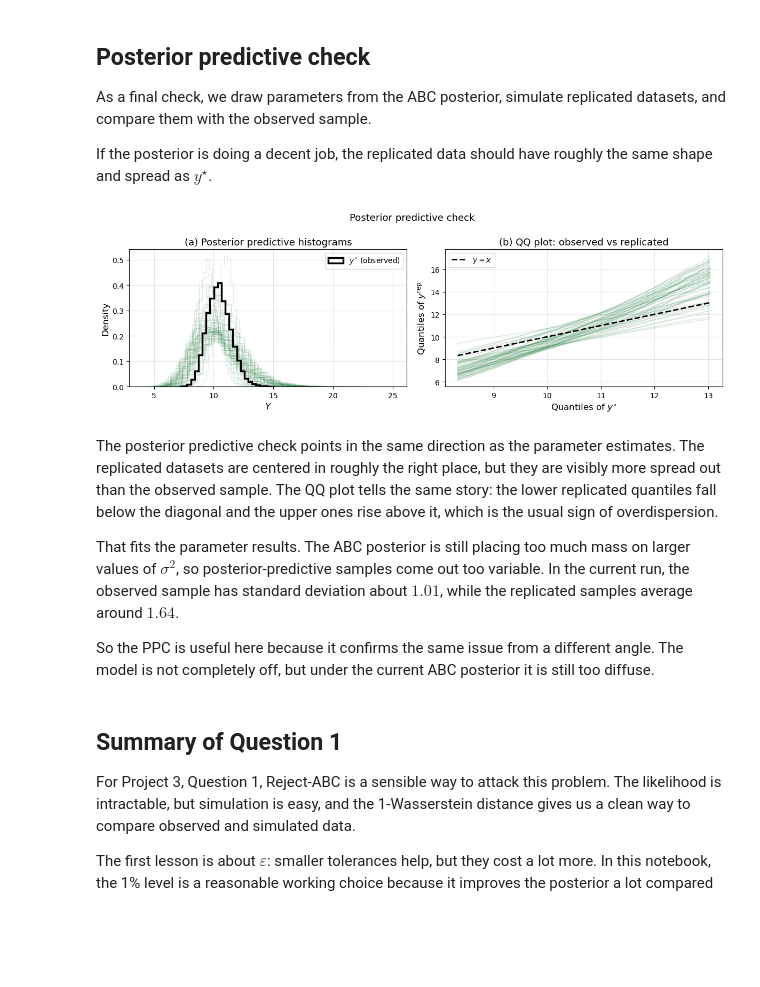
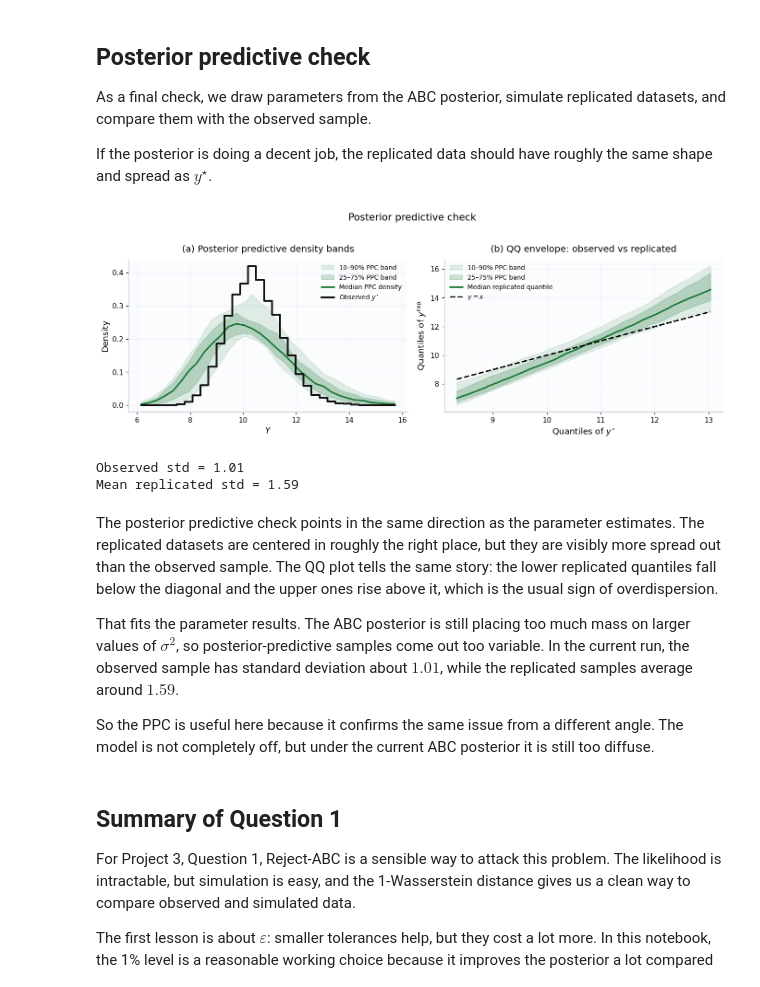
Before and after one commit to Ramei6/Monte-Carlo---Likelihood-free-inference-and-sums-of-log-normal-variates, a Jupyter notebook: Reject_ABC.ipynb, the cells around one changed output. Drawn from its saved outputs; the diff is of its cells as text; code cells hidden in the pictures; blank space fills up the shorter version.

```diff
--- a/Reject_ABC.ipynb
+++ b/Reject_ABC.ipynb
@@ -813,50 +838,68 @@ As a final check, we draw parameters from the ABC posterior, simulate replicated
 
 If the posterior is doing a decent job, the replicated data should have roughly the same shape and spread as $y^\star$.
 # %%
-key_ppc = random.PRNGKey(2029)
+key_base = random.PRNGKey(2029)
+key_idx, key_sim = random.split(key_base)
 n_rep = 50
-key_ppc, subkey_idx = random.split(key_ppc)
-idx = np.array(random.choice(subkey_idx, len(accepted), shape=(n_rep,), replace=True))
+q_grid = np.linspace(0.01, 0.99, 180)
+obs_q = np.quantile(y_obs, q_grid)
 
-fig, axes = plt.subplots(1, 2, figsize=(12, 4))
+# Draw replicated datasets once, then summarize them with bands.
+idx = np.array(random.choice(key_idx, len(accepted), shape=(n_rep,), replace=True))
+keys_ppc = random.split(key_sim, n_rep)
+y_reps = np.array([
+    simulate_sum_lognormal(k, accepted[i, 0], accepted[i, 1], L, n)
+    for k, i in zip(keys_ppc, idx)
+])
 
-# (a) Histogram overlay
-for k in idx:
-    key_ppc, subkey = random.split(key_ppc)
-    y_rep = np.array(simulate_sum_lognormal(subkey, accepted[k, 0], accepted[k, 1], L, n))
-    axes[0].hist(y_rep, bins=25, density=True, histtype="step",
-                 color=C_GREEN, alpha=0.12)
-axes[0].hist(y_obs, bins=25, density=True, histtype="step",
-             color="black", lw=2.5, label=r"$y^{\star}$ (observed)")
+bins = np.linspace(
+    min(np.quantile(y_obs, 0.001), np.quantile(y_reps, 0.001)),
+    max(np.quantile(y_obs, 0.995), np.quantile(y_reps, 0.995)),
+    34,
+)
+centers, obs_density = hist_density(y_obs, bins)
+rep_densities = np.array([hist_density(y_rep, bins)[1] for y_rep in y_reps])
+rep_q = np.array([np.quantile(y_rep, q_grid) for y_rep in y_reps])
+
+fig, axes = plt.subplots(1, 2, figsize=(12.6, 4.5))
+
+# (a) Histogram envelope
+q10, q25, q50, q75, q90 = np.quantile(rep_densities, [0.10, 0.25, 0.50, 0.75, 0.90], axis=0)
+axes[0].fill_between(centers, q10, q90, color=C_GREEN, alpha=0.12, label="10–90% PPC band")
+axes[0].fill_between(centers, q25, q75, color=C_GREEN, alpha=0.22, label="25–75% PPC band")
+axes[0].plot(centers, q50, color=C_GREEN, lw=2.2, label="Median PPC density")
+axes[0].step(centers, obs_density, where="mid", color="#111111", lw=2.6, label=r"Observed $y^{\star}$")
 axes[0].set_xlabel(r"$Y$")
 axes[0].set_ylabel("Density")
-axes[0].set_title("(a) Posterior predictive histograms")
-axes[0].legend(fontsize=10)
+axes[0].set_title("(a) Posterior predictive density bands")
+axes[0].legend(fontsize=9, loc="upper right")
 
-# (b) QQ plot
-q_grid = np.linspace(0.01, 0.99, n)
-obs_q  = np.quantile(y_obs, q_grid)
-key_ppc_qq = random.PRNGKey(2030)
-for k in idx:
-    key_ppc_qq, subkey = random.split(key_ppc_qq)
-    y_rep = np.array(simulate_sum_lognormal(subkey, accepted[k, 0], accepted[k, 1], L, n))
-    axes[1].plot(obs_q, np.quantile(y_rep, q_grid), color=C_GREEN, alpha=0.12)
+# (b) QQ envelope
+qq10, qq25, qq50, qq75, qq90 = np.quantile(rep_q, [0.10, 0.25, 0.50, 0.75, 0.90], axis=0)
+axes[1].fill_between(obs_q, qq10, qq90, color=C_GREEN, alpha=0.12, label="10–90% PPC band")
+axes[1].fill_between(obs_q, qq25, qq75, color=C_GREEN, alpha=0.22, label="25–75% PPC band")
+axes[1].plot(obs_q, qq50, color=C_GREEN, lw=2.2, label="Median replicated quantile")
 lims = [obs_q.min(), obs_q.max()]
-axes[1].plot(lims, lims, "k--", lw=2, label="$y = x$")
+axes[1].plot(lims, lims, "k--", lw=2, label="$y=x$")
 axes[1].set_xlabel(r"Quantiles of $y^{\star}$")
 axes[1].set_ylabel(r"Quantiles of $y^{\rm rep}$")
-axes[1].set_title("(b) QQ plot: observed vs replicated")
-axes[1].legend(fontsize=10)
+axes[1].set_title("(b) QQ envelope: observed vs replicated")
+axes[1].legend(fontsize=9, loc="upper left")
 
-plt.suptitle("Posterior predictive check", fontsize=13)
+plt.suptitle("Posterior predictive check", fontsize=14, y=1.02)
 plt.tight_layout()
 plt.show()
+
+print(f"Observed std = {y_obs.std():.2f}")
+print(f"Mean replicated std = {y_reps.std(axis=1).mean():.2f}")
 # %% [output]
-[figure, old version]
+[figure, new version]
+Observed std = 1.01
+Mean replicated std = 1.59
 # %% [markdown]
 The posterior predictive check points in the same direction as the parameter estimates. The replicated datasets are centered in roughly the right place, but they are visibly more spread out than the observed sample. The QQ plot tells the same story: the lower replicated quantiles fall below the diagonal and the upper ones rise above it, which is the usual sign of overdispersion.
 
-That fits the parameter results. The ABC posterior is still placing too much mass on larger values of $\sigma^2$, so posterior-predictive samples come out too variable. In the current run, the observed sample has standard deviation about $1.01$, while the replicated samples average around $1.64$.
+That fits the parameter results. The ABC posterior is still placing too much mass on larger values of $\sigma^2$, so posterior-predictive samples come out too variable. In the current run, the observed sample has standard deviation about $1.01$, while the replicated samples average around $1.59$.
 
 So the PPC is useful here because it confirms the same issue from a different angle. The model is not completely off, but under the current ABC posterior it is still too diffuse.
 # %% [markdown]
```
Also changed, not shown: parts of 4 cells of this notebook.
